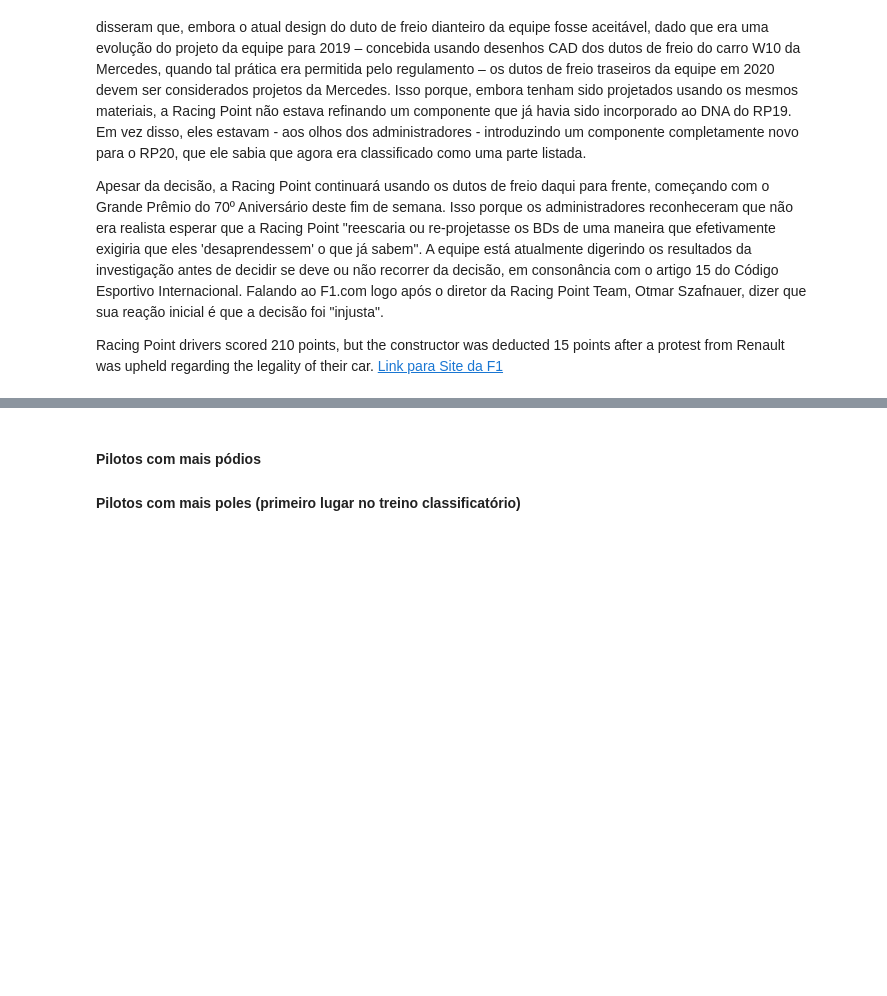
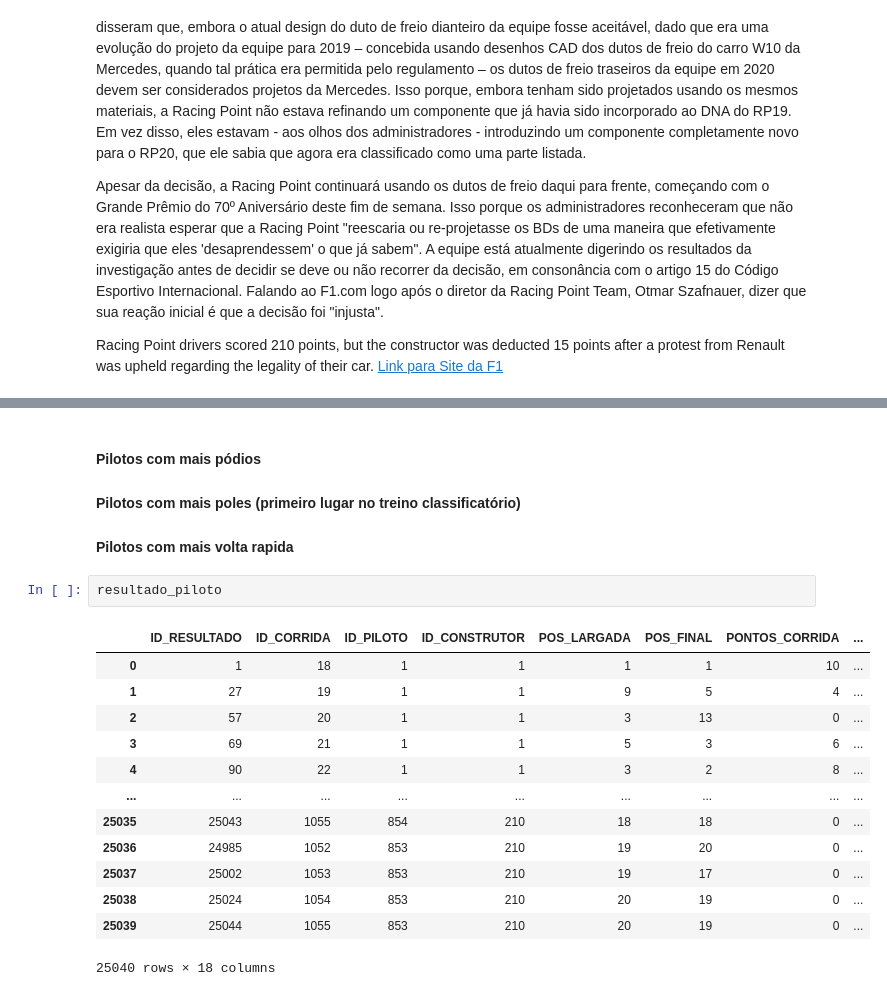
Before and after one commit to ebraimcarvalho/my-way, a Jupyter notebook: gama_accenture/DESAFIO/gama_mario_kart.ipynb, the cells around one changed output, grey strips where cells are left out. Drawn from its saved outputs; the diff is of its cells as text; blank space fills up the shorter version.

```diff
--- a/gama_accenture/DESAFIO/gama_mario_kart.ipynb
+++ b/gama_accenture/DESAFIO/gama_mario_kart.ipynb
@@ -518,3 +518,20 @@ Racing Point drivers scored 210 points, but the constructor was deducted 15 poin
 # %% [markdown]
 #### Pilotos com mais pódios
 #### Pilotos com mais poles (primeiro lugar no treino classificatório)
+#### Pilotos com mais volta rapida
+# %%
+resultado_piloto
+# %% [output]
+|  | ID_RESULTADO | ID_CORRIDA | ID_PILOTO | ID_CONSTRUTOR | POS_LARGADA | POS_FINAL | PONTOS_CORRIDA | ... |
+| 0 | 1 | 18 | 1 | 1 | 1 | 1 | 10 | ... |
+| 1 | 27 | 19 | 1 | 1 | 9 | 5 | 4 | ... |
+| 2 | 57 | 20 | 1 | 1 | 3 | 13 | 0 | ... |
+| 3 | 69 | 21 | 1 | 1 | 5 | 3 | 6 | ... |
+| 4 | 90 | 22 | 1 | 1 | 3 | 2 | 8 | ... |
+| ... | ... | ... | ... | ... | ... | ... | ... | ... |
+| 25035 | 25043 | 1055 | 854 | 210 | 18 | 18 | 0 | ... |
+| 25036 | 24985 | 1052 | 853 | 210 | 19 | 20 | 0 | ... |
+| 25037 | 25002 | 1053 | 853 | 210 | 19 | 17 | 0 | ... |
+| 25038 | 25024 | 1054 | 853 | 210 | 20 | 19 | 0 | ... |
+| 25039 | 25044 | 1055 | 853 | 210 | 20 | 19 | 0 | ... |
+25040 rows × 18 columns
```
Also changed, not shown: parts of 26 cells of this notebook.
